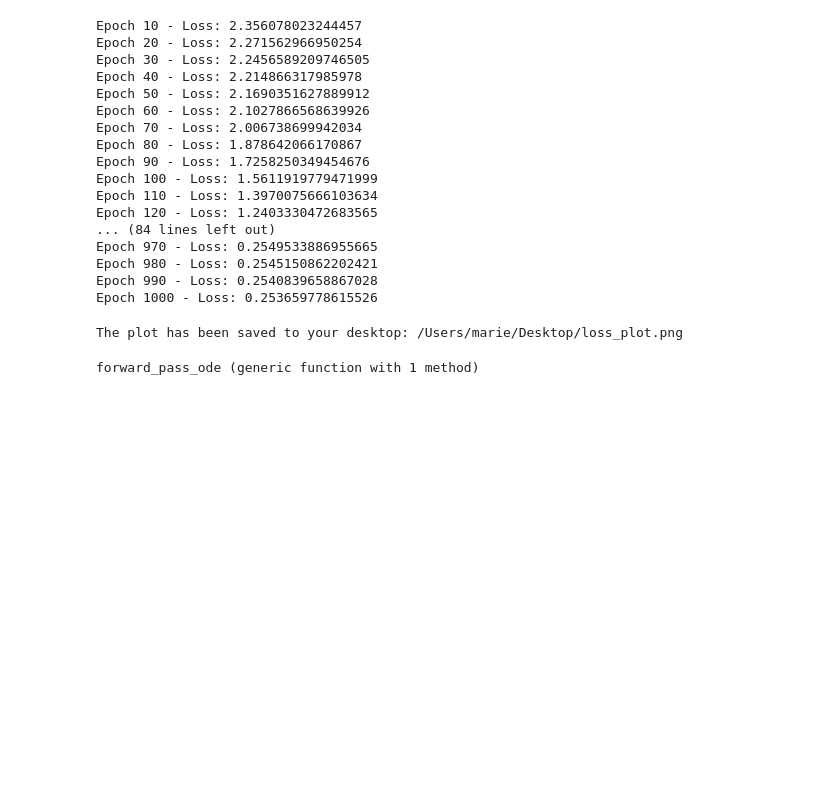
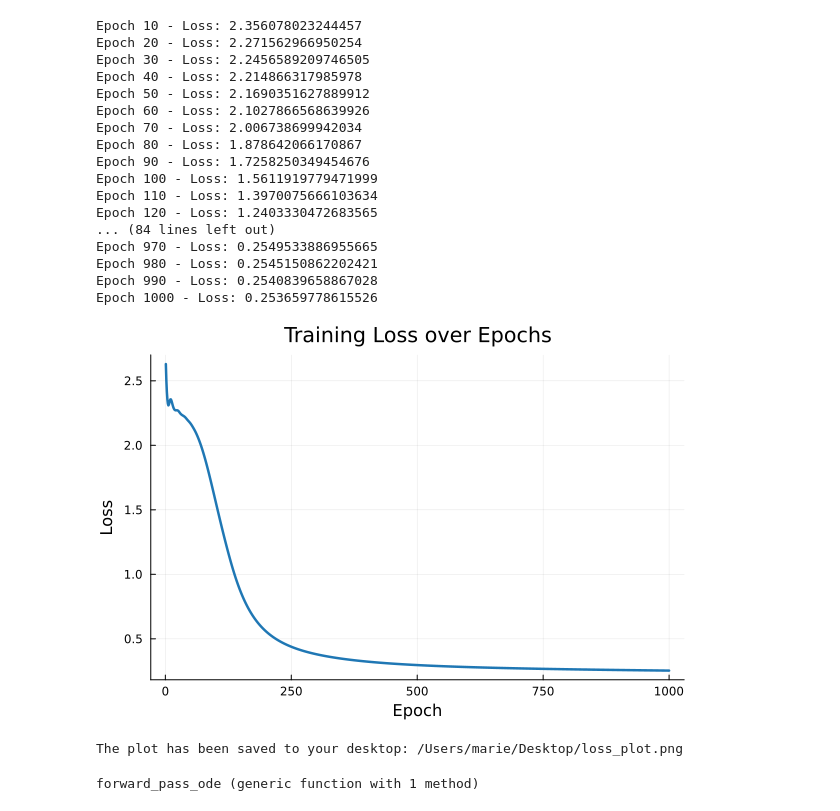
Before and after one commit to mariebetrisey/master-thesis, a Jupyter notebook: CRN-ODEs.ipynb, the cells around one changed output. Cells and saved outputs as stored; diff of their text form; code cells hidden in the pictures; blank space fills up the shorter version.

```diff
--- a/CRN-ODEs.ipynb
+++ b/CRN-ODEs.ipynb
@@ -114,20 +114,24 @@ Epoch 1000 - Loss: 0.253659778615526
 # %%
 # Plot the graph with a thicker line
 p = plot(loss_history,
     xlabel = "Epoch",
     ylabel = "Loss",
     title = "Training Loss over Epochs",
     legend = false,
     lw = 2.5
 )
 
+#Display the plots
+display(p)
+
 # Define the path to the desktop with a fixed filename
 desktop_path = joinpath(homedir(), "Desktop", "loss_plot.png")
 
 # Save the plot
 savefig(p, desktop_path)
 println("The plot has been saved to your desktop: $desktop_path")
 # %% [output]
+[figure, added]
 The plot has been saved to your desktop: /Users/marie/Desktop/loss_plot.png
 # %%
 # Define function to use ODE solver for forward pass
```
Also changed, not shown: parts of 2 cells of this notebook.
